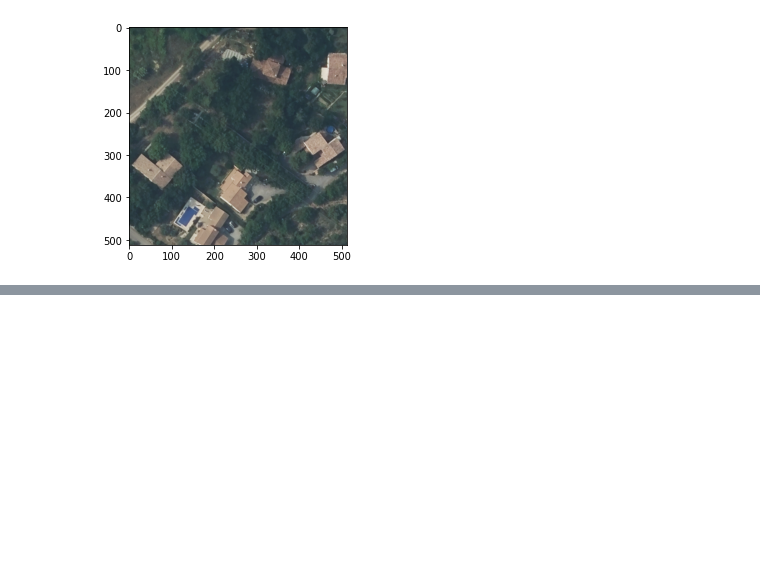
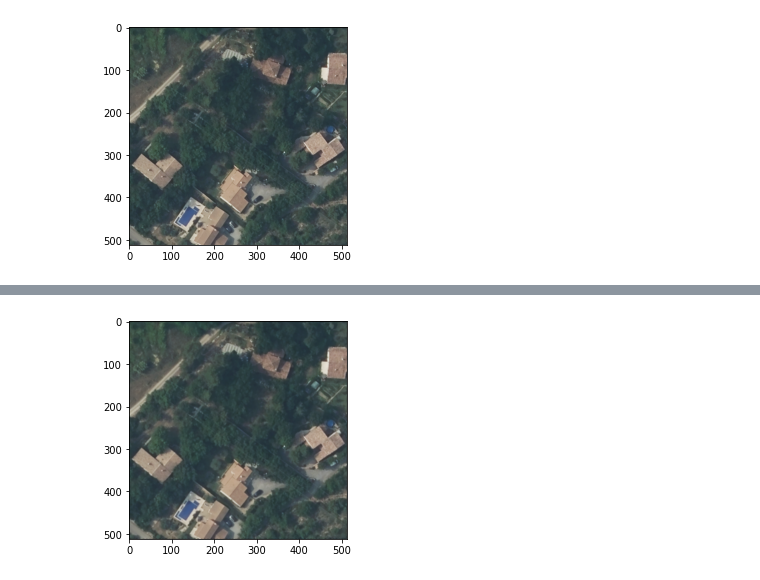
Before and after one commit to association-rosia/flair-2, a Jupyter notebook: notebooks/2.0-lre-controlled-data-augmentation.ipynb, the cells around one changed output, grey strips where cells are left out. Drawn from its saved outputs; the diff is of its cells as text; code cells hidden in the pictures; blank space fills up the shorter version.

```diff
--- a/notebooks/2.0-lre-controlled-data-augmentation.ipynb
+++ b/notebooks/2.0-lre-controlled-data-augmentation.ipynb
@@ -44,0 +74,5 @@ img = F.perspective(img, startpoints=[], endpoints=[])
+# %%
+img = F.perspective(img, startpoints=endpoints, endpoints=startpoints)
+display(img)
+# %% [output]
+[figure, added]
```
Also changed, not shown: parts of 2 cells of this notebook.
